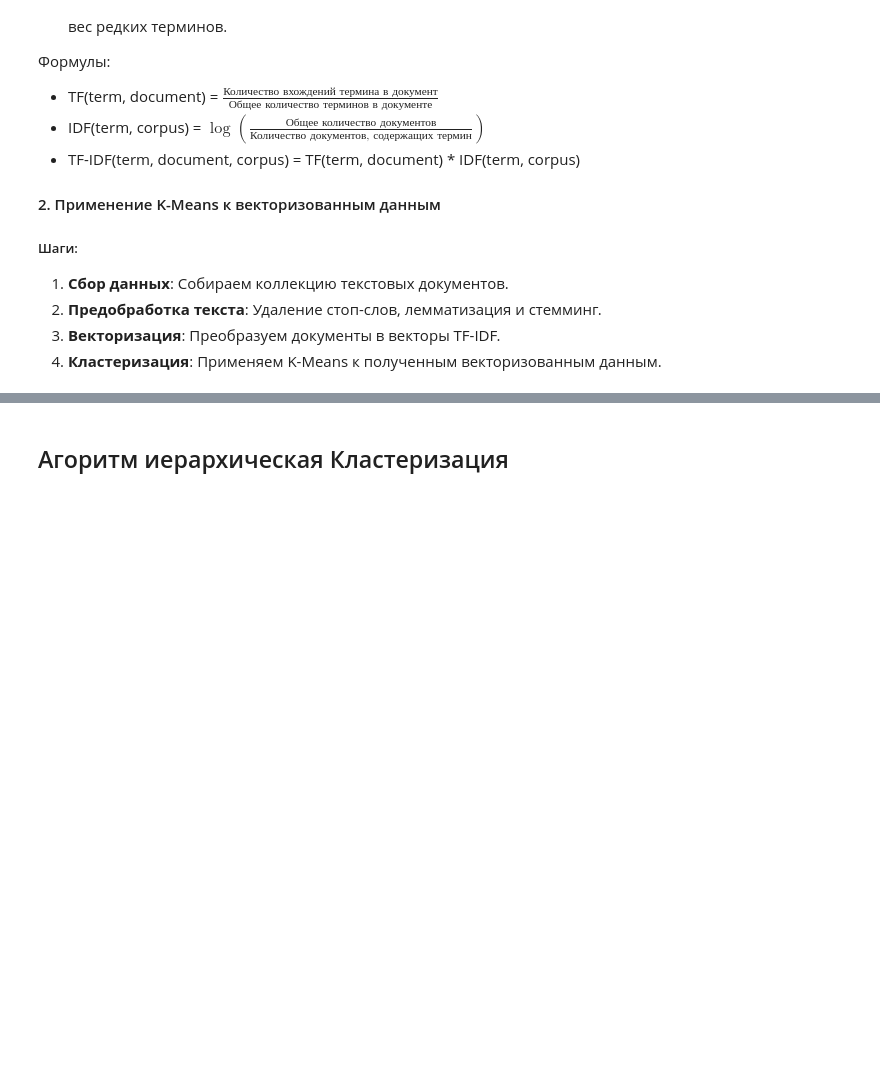
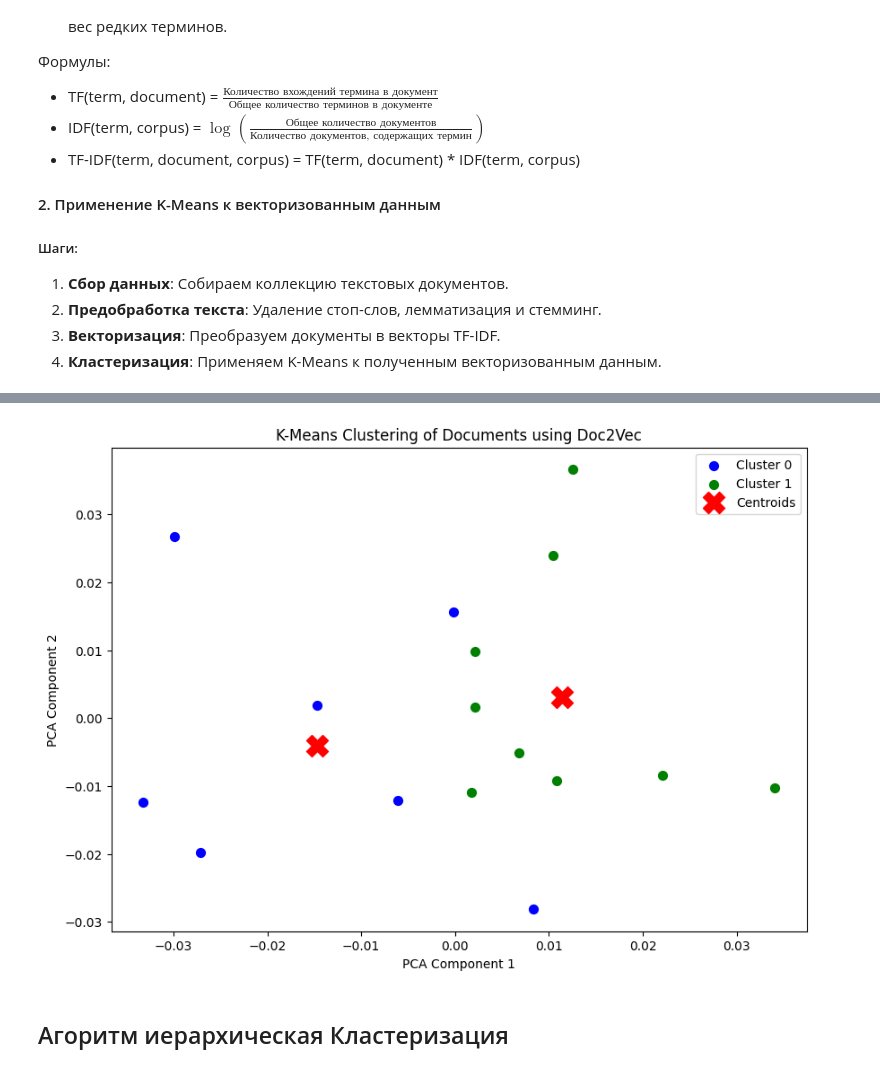
Before and after one commit to CodeHunterOfficial/NLP-2024-2025, a Jupyter notebook: Lecture_5_Кластеризация.ipynb, the cells around one changed output, grey strips where cells are left out. Saved outputs shown, nothing was run; the diff lists cells and outputs as text; code cells hidden in the pictures; blank space fills up the shorter version.

```diff
--- a/Lecture_5_Кластеризация.ipynb
+++ b/Lecture_5_Кластеризация.ipynb
@@ -505,0 +753,90 @@ plt.show()
+# %%
+import numpy as np
+import matplotlib.pyplot as plt
+from gensim.models.doc2vec import Doc2Vec, TaggedDocument
+from sklearn.cluster import KMeans
+from sklearn.decomposition import PCA
+from sklearn.metrics import silhouette_score, calinski_harabasz_score, davies_bouldin_score
+from sklearn.metrics import adjusted_rand_score, homogeneity_score, completeness_score, rand_score
+
+# Обновленный пример набора данных (новостные статьи)
+documents = [
+    "The economy is improving in the last quarter.",
+    "The president's speech about the economy was well-received.",
+    "Economic growth is forecasted for the next year.",
+    "The government is planning new economic reforms.",
+    "New advancements in AI technology are impressive.",
+    "AI technology is transforming the industry.",
+    "Tech companies are investing in AI research.",
+    "Innovations in AI continue to evolve rapidly.",
+    "The central bank's interest rate decision affects the economy.",
+    "Fiscal policies are essential for economic stability.",
+    "Machine learning algorithms are getting more sophisticated.",
+    "The rise of AI in healthcare is revolutionary.",
+    "AI-powered automation is boosting productivity.",
+    "Governments are regulating AI to ensure safety.",
+    "Economic indicators show positive trends for recovery.",
+    "Technological advancements are driving economic growth."
+]
+
+# Шаг 1: Подготовка данных для модели Doc2Vec
+# Предобработка текста и подготовка документов
+tagged_data = [TaggedDocument(words=doc.split(), tags=[str(i)]) for i, doc in enumerate(documents)]
+
+# Шаг 2: Обучение модели Doc2Vec
+model = Doc2Vec(vector_size=100, window=5, min_count=1, workers=4, epochs=20)
+model.build_vocab(tagged_data)
+model.train(tagged_data, total_examples=model.corpus_count, epochs=model.epochs)
+
+# Шаг 3: Получение векторов для каждого документа
+X = np.array([model.dv[str(i)] for i in range(len(documents))])
+
+# Шаг 4: Применение K-Means для кластеризации документов
+k = 2  # количество кластеров
+kmeans = KMeans(n_clusters=k, random_state=0)
+kmeans.fit(X)
+
+# Получение меток кластеров
+labels = kmeans.labels_
+centroids = kmeans.cluster_centers_
+
+# Метрики качества кластеризации
+silhouette = silhouette_score(X, labels)
+calinski_harabasz = calinski_harabasz_score(X, labels)
+davies_bouldin = davies_bouldin_score(X, labels)
+adjusted_rand = adjusted_rand_score(labels, labels)  # Adjusted Rand Index
+homogeneity = homogeneity_score(labels, labels)  # Homogeneity
+completeness = completeness_score(labels, labels)  # Completeness
+rand = rand_score(labels, labels)  # Rand Index
+
+# Вывод метрик
+print(f'Silhouette Score: {silhouette}')
+print(f'Calinski-Harabasz Score: {calinski_harabasz}')
+print(f'Davies-Bouldin Score: {davies_bouldin}')
+print(f'Adjusted Rand Index: {adjusted_rand}')
+print(f'Homogeneity: {homogeneity}')
+print(f'Completeness: {completeness}')
+print(f'Rand Index: {rand}')
+
+# Шаг 5: Понижение размерности данных для визуализации (PCA до 2D)
+pca = PCA(n_components=2)
+X_pca = pca.fit_transform(X)
+
+# Получение центроидов в новом пространстве
+centroids_pca = pca.transform(centroids)
+
+# Шаг 6: Визуализация результатов
+plt.figure(figsize=(10, 7))
+colors = ['b', 'g']
+
+for i in range(k):
+    points = X_pca[labels == i]
+    plt.scatter(points[:, 0], points[:, 1], s=50, c=colors[i], label=f'Cluster {i}')
+
+plt.scatter(centroids_pca[:, 0], centroids_pca[:, 1], s=300, c='red', marker='X', label='Centroids')
+plt.title('K-Means Clustering of Documents using Doc2Vec')
+plt.xlabel('PCA Component 1')
+plt.ylabel('PCA Component 2')
+plt.legend()
+plt.show()
+# %% [output]
@@ -506,3 +850,4 @@ plt.show()
+[figure, added]
 # %% [markdown]
 ## Агоритм иерархическая Кластеризация
 # %% [markdown]
```
Also changed, not shown: parts of 11 cells of this notebook.
